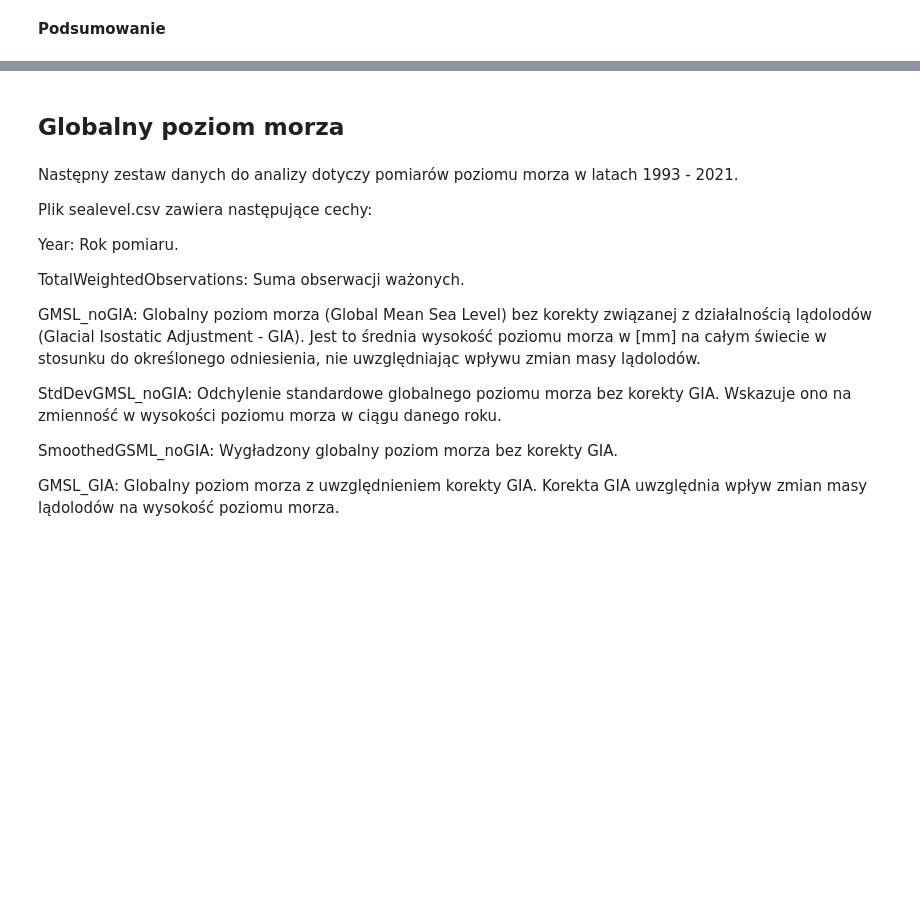
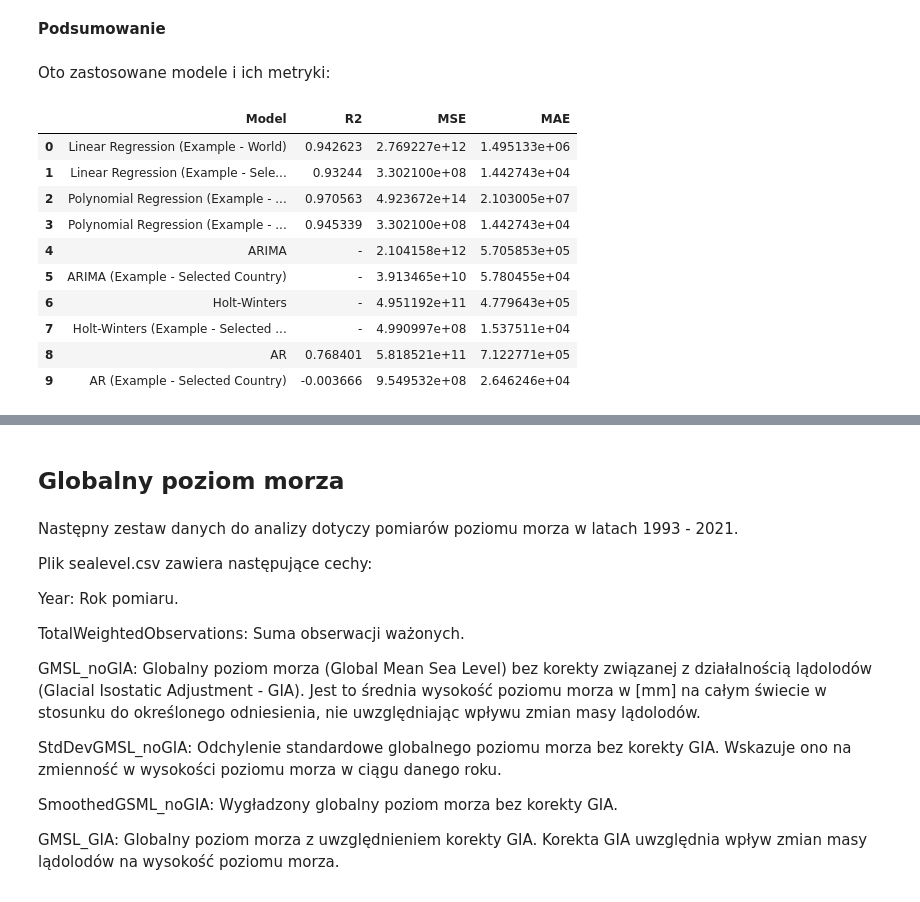
Before and after one commit to kuba172/analiza-zmian-klimatycznych-metodami-uczenia-maszynowego, a Jupyter notebook: Analiza zmian klimatu metodą uczenia maszynowego.ipynb, the cells around one changed output, grey strips where cells are left out. Drawn from its saved outputs; the diff is of its cells as text; code cells hidden in the pictures; blank space fills up the shorter version.

```diff
--- a/Analiza zmian klimatu metodą uczenia maszynowego.ipynb
+++ b/Analiza zmian klimatu metodą uczenia maszynowego.ipynb
@@ -624,2 +647,30 @@ AR - Metryka R^2 dla danych testowych: -13.988810020658038
 # %% [markdown]
 **Podsumowanie**
+# %% [markdown]
+Oto zastosowane modele i ich metryki:
+# %%
+data = {
+    "Model": ["Linear Regression (Example - World)", "Linear Regression (Example - Selected Country)",
+              "Polynomial Regression (Example - World)", "Polynomial Regression (Example - Selected Country)",
+              "ARIMA", "ARIMA (Example - Selected Country)", "Holt-Winters", "Holt-Winters (Example - Selected Country)",
+              "AR", "AR (Example - Selected Country)"],
+    "R2": [r2_train_lr, r2_train_lr2, r2_train_pr, r2_train_pr2, '-', '-', '-', '-', r2_ar, r2_ar2],
+    "MSE": [mse_lr, mse_lr2, mse_pr, mse_pr2, mse_arima, mse_arima2, mse_hw, mse_hw2, mse_ar, mse_ar2],
+    "MAE": [mae_lr, mae_lr2, mae_pr, mae_pr2, mae_arima, mae_arima2, mae_hw, mae_hw2, mae_ar, mae_ar2]
+}
+
+metrics_df = pd.DataFrame(data)
+#metrics_df = metrics_df.sort_values(by="MAE")
+metrics_df
+# %% [output]
+|  | Model | R2 | MSE | MAE |
+| 0 | Linear Regression (Example - World) | 0.942623 | 2.769227e+12 | 1.495133e+06 |
+| 1 | Linear Regression (Example - Sele... | 0.93244 | 3.302100e+08 | 1.442743e+04 |
+| 2 | Polynomial Regression (Example - ... | 0.970563 | 4.923672e+14 | 2.103005e+07 |
+| 3 | Polynomial Regression (Example - ... | 0.945339 | 3.302100e+08 | 1.442743e+04 |
+| 4 | ARIMA | - | 2.104158e+12 | 5.705853e+05 |
+| 5 | ARIMA (Example - Selected Country) | - | 3.913465e+10 | 5.780455e+04 |
+| 6 | Holt-Winters | - | 4.951192e+11 | 4.779643e+05 |
+| 7 | Holt-Winters (Example - Selected ... | - | 4.990997e+08 | 1.537511e+04 |
+| 8 | AR | 0.768401 | 5.818521e+11 | 7.122771e+05 |
+| 9 | AR (Example - Selected Country) | -0.003666 | 9.549532e+08 | 2.646246e+04 |
```
Also changed, not shown: parts of 16 cells of this notebook.
